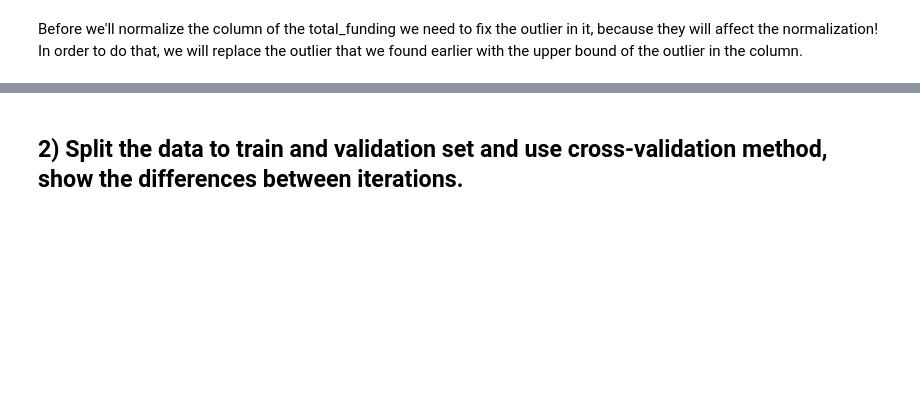
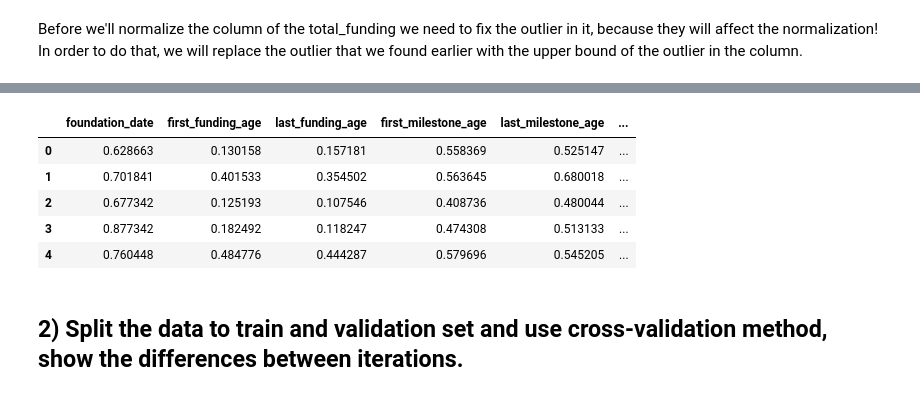
Before and after one commit to Liri-Be/DataMining, a Jupyter notebook: part-2/part2.ipynb, the cells around one changed output, grey strips where cells are left out. Cells and saved outputs as stored; diff of their text form; code cells hidden in the pictures; blank space fills up the shorter version.

```diff
--- a/part-2/part2.ipynb
+++ b/part-2/part2.ipynb
@@ -674,2 +660,11 @@ plt.show()
+# %%
+data_frame_test_clean.head()
+# %% [output]
+|  | foundation_date | first_funding_age | last_funding_age | first_milestone_age | last_milestone_age | ... |
+| 0 | 0.628663 | 0.130158 | 0.157181 | 0.558369 | 0.525147 | ... |
+| 1 | 0.701841 | 0.401533 | 0.354502 | 0.563645 | 0.680018 | ... |
+| 2 | 0.677342 | 0.125193 | 0.107546 | 0.408736 | 0.480044 | ... |
+| 3 | 0.877342 | 0.182492 | 0.118247 | 0.474308 | 0.513133 | ... |
+| 4 | 0.760448 | 0.484776 | 0.444287 | 0.579696 | 0.545205 | ... |
 # %% [markdown]
 ## 2) Split the data to train and validation set and use cross-validation method, show the differences between iterations.
```
Also changed, not shown: parts of 73 cells of this notebook, 1 other file.
